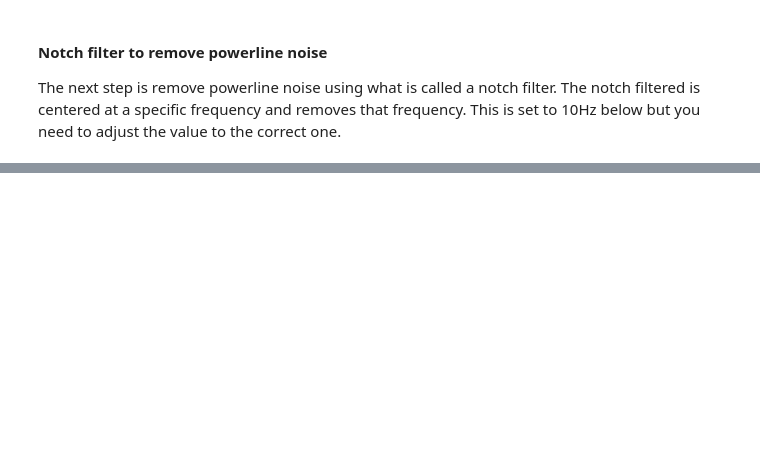
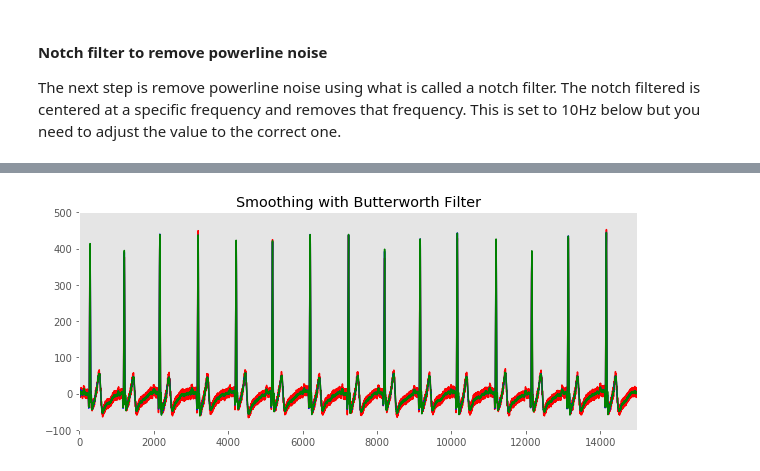
Before and after one commit to abhinavp403/Locomotion_Analysis, a Jupyter notebook: Chapter1-SmoothingFiltering-Assignment.ipynb, the cells around one changed output, grey strips where cells are left out. Cells and saved outputs as stored; diff of their text form; code cells hidden in the pictures; blank space fills up the shorter version.

```diff
--- a/Chapter1-SmoothingFiltering-Assignment.ipynb
+++ b/Chapter1-SmoothingFiltering-Assignment.ipynb
@@ -217,10 +296,23 @@ plt.show()
 # %%
 # First apply the bandpass filter to the signal
 signal = signal - np.mean(signal)
 bp_signal = lfilter(b, a, signal)
 
 # Next apply the notch filter to the signal
-nf_signal = lfilter(b, a, bp_signal)
+nf_signal = lfilter(d, c, bp_signal)
 
 # Plot three figures: a) Original signal b) After bandpass filter is applied and
 # c) After bandpass + notch filters are applied.
+plt.figure(figsize=(10, 4))
+pl.plot(signal, 'r-',label='original')
+pl.grid()
+pl.plot(bp_signal, 'b-',label='bandpass filter')
+pl.grid()
+pl.plot(nf_signal, 'g-',label='filtered')
+pl.grid()
+plt.title("Smoothing with Butterworth Filter")
+plt.xlim([0, 15000])
+plt.ylim([-100, 500])
+pl.show()
+# %% [output]
+[figure, added]
```
Also changed, not shown: parts of 12 cells of this notebook.
